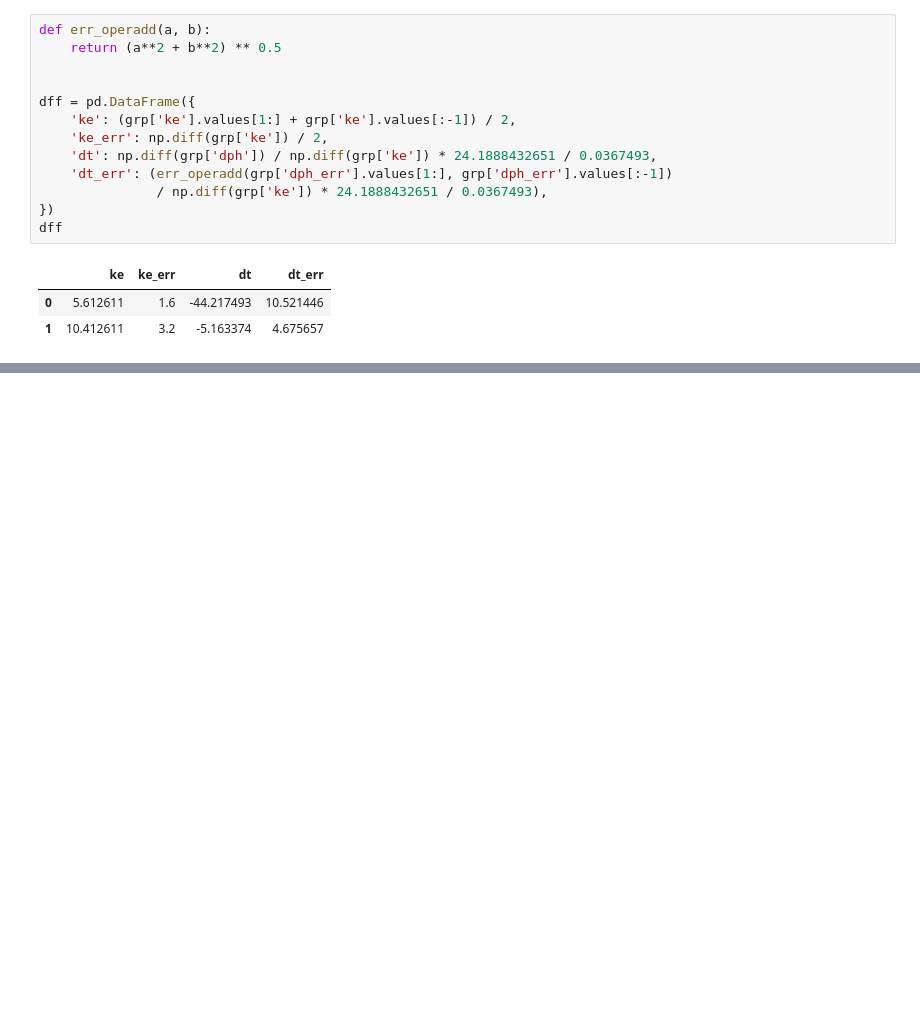
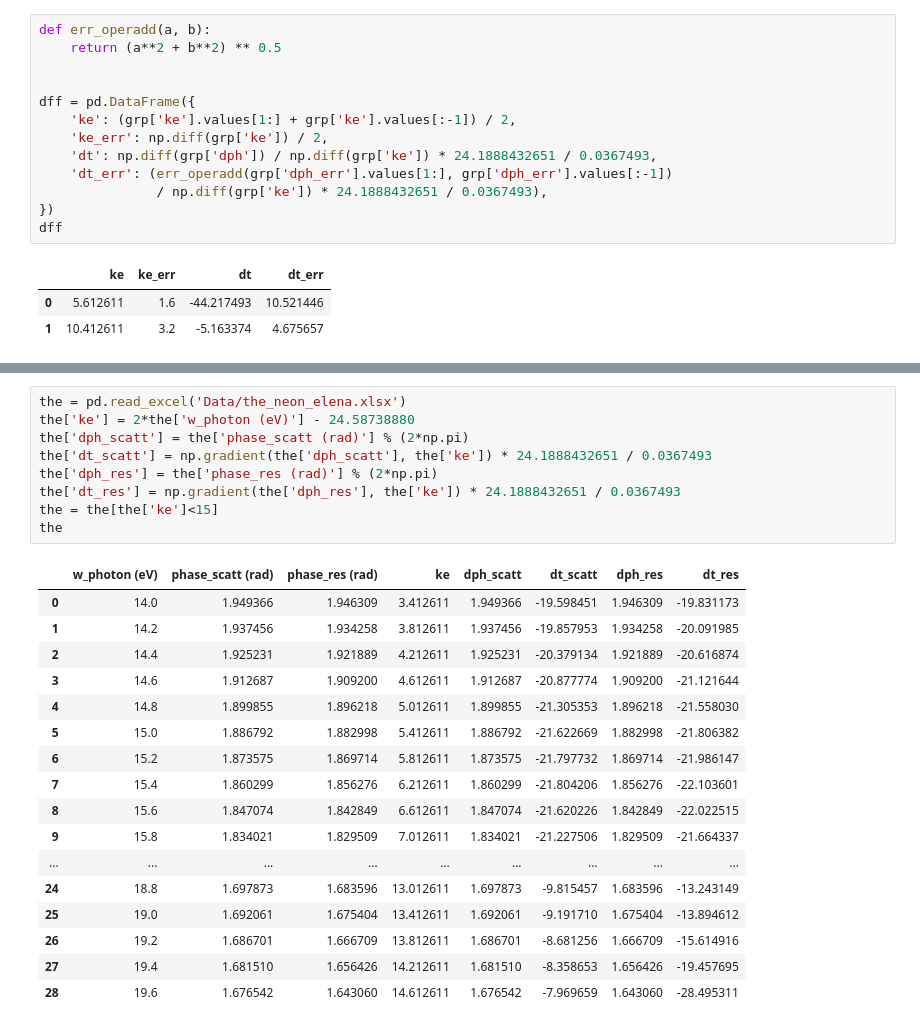
Before and after one commit to DaehyunPY/FERMI20144077, a Jupyter notebook: Notebooks/fig_compare_slide.ipynb, the cells around one changed output, grey strips where cells are left out. Saved outputs shown, nothing was run; the diff lists cells and outputs as text; blank space fills up the shorter version.

```diff
--- a/Notebooks/fig_compare_slide.ipynb
+++ b/Notebooks/fig_compare_slide.ipynb
@@ -56,6 +56,33 @@ the
 | 7 | 11.412611 | 1.004818 | -20.309137 |
 | 8 | 12.412611 | 0.975767 | -18.137357 |
 | 9 | 13.412611 | 0.949707 | -16.179179 |
+# %%
+the = pd.read_excel('Data/the_neon_elena.xlsx')
+the['ke'] = 2*the['w_photon (eV)'] - 24.58738880
+the['dph_scatt'] = the['phase_scatt (rad)'] % (2*np.pi)
+the['dt_scatt'] = np.gradient(the['dph_scatt'], the['ke']) * 24.1888432651 / 0.0367493
+the['dph_res'] = the['phase_res (rad)'] % (2*np.pi)
+the['dt_res'] = np.gradient(the['dph_res'], the['ke']) * 24.1888432651 / 0.0367493
+the = the[the['ke']<15]
+the
+# %% [output]
+|  | w_photon (eV) | phase_scatt (rad) | phase_res (rad) | ke | dph_scatt | dt_scatt | dph_res | dt_res |
+| 0 | 14.0 | 1.949366 | 1.946309 | 3.412611 | 1.949366 | -19.598451 | 1.946309 | -19.831173 |
+| 1 | 14.2 | 1.937456 | 1.934258 | 3.812611 | 1.937456 | -19.857953 | 1.934258 | -20.091985 |
+| 2 | 14.4 | 1.925231 | 1.921889 | 4.212611 | 1.925231 | -20.379134 | 1.921889 | -20.616874 |
+| 3 | 14.6 | 1.912687 | 1.909200 | 4.612611 | 1.912687 | -20.877774 | 1.909200 | -21.121644 |
+| 4 | 14.8 | 1.899855 | 1.896218 | 5.012611 | 1.899855 | -21.305353 | 1.896218 | -21.558030 |
+| 5 | 15.0 | 1.886792 | 1.882998 | 5.412611 | 1.886792 | -21.622669 | 1.882998 | -21.806382 |
+| 6 | 15.2 | 1.873575 | 1.869714 | 5.812611 | 1.873575 | -21.797732 | 1.869714 | -21.986147 |
+| 7 | 15.4 | 1.860299 | 1.856276 | 6.212611 | 1.860299 | -21.804206 | 1.856276 | -22.103601 |
+| 8 | 15.6 | 1.847074 | 1.842849 | 6.612611 | 1.847074 | -21.620226 | 1.842849 | -22.022515 |
+| 9 | 15.8 | 1.834021 | 1.829509 | 7.012611 | 1.834021 | -21.227506 | 1.829509 | -21.664337 |
+| ... | ... | ... | ... | ... | ... | ... | ... | ... |
+| 24 | 18.8 | 1.697873 | 1.683596 | 13.012611 | 1.697873 | -9.815457 | 1.683596 | -13.243149 |
+| 25 | 19.0 | 1.692061 | 1.675404 | 13.412611 | 1.692061 | -9.191710 | 1.675404 | -13.894612 |
+| 26 | 19.2 | 1.686701 | 1.666709 | 13.812611 | 1.686701 | -8.681256 | 1.666709 | -15.614916 |
+| 27 | 19.4 | 1.681510 | 1.656426 | 14.212611 | 1.681510 | -8.358653 | 1.656426 | -19.457695 |
+| 28 | 19.6 | 1.676542 | 1.643060 | 14.612611 | 1.676542 | -7.969659 | 1.643060 | -28.495311 |
 # %%
 plt.style.use('My Presentation.mplstyle')
 # plt.figure(figsize=(11.9,6.8))
```
Also changed, not shown: parts of 4 cells of this notebook, 1 other file.
